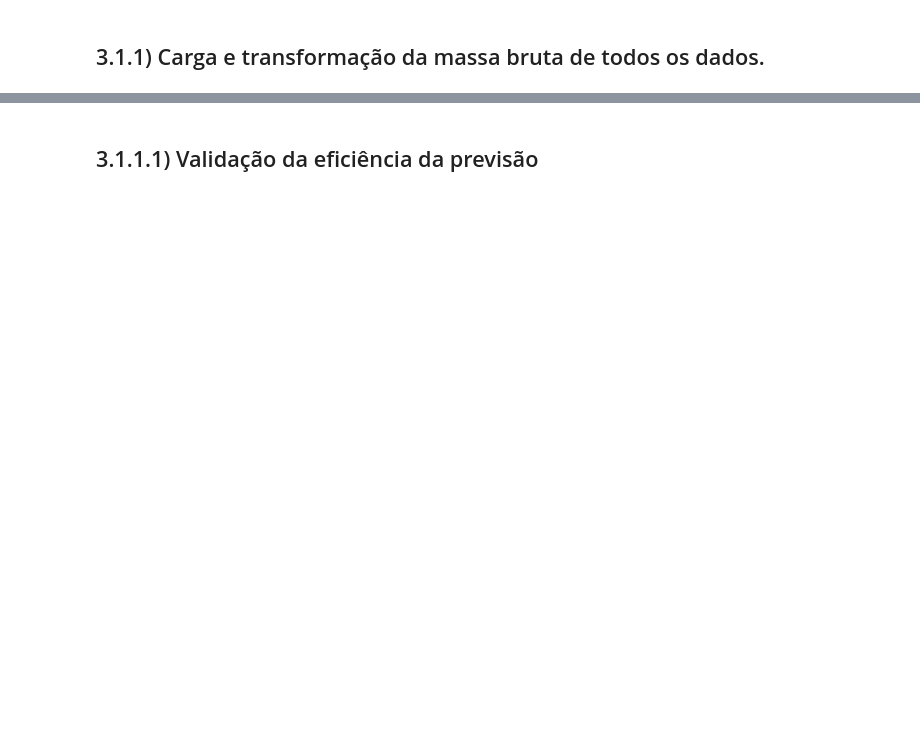
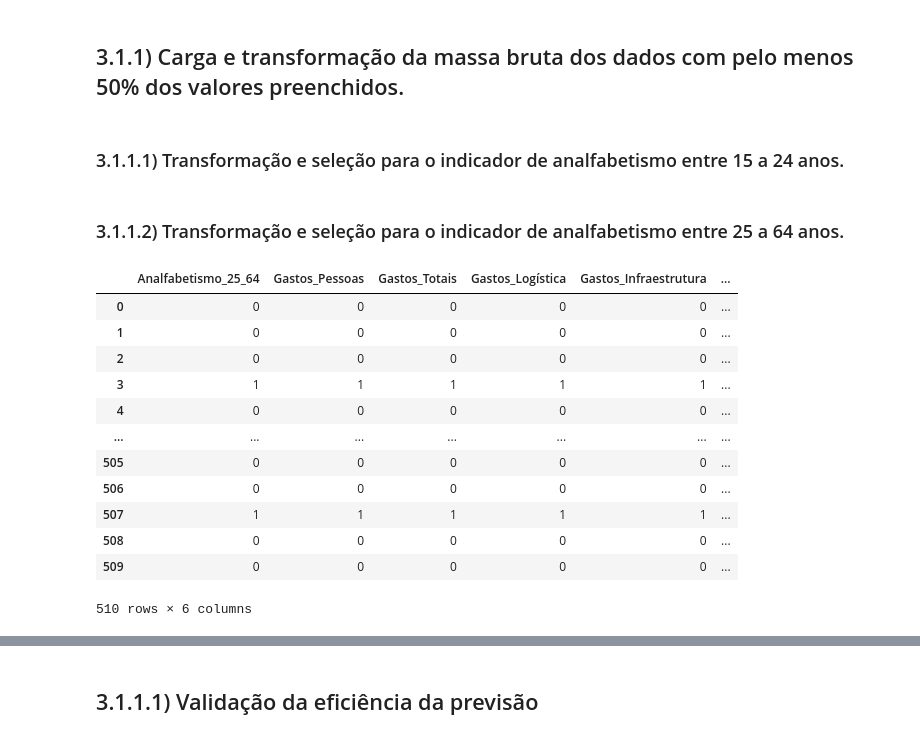
Before and after one commit to joaocvr/puc-minas-tcc, a Jupyter notebook: notebooks/3_1_classificacao_analfabetismo_por_investimento.ipynb, the cells around one changed output, grey strips where cells are left out. Saved outputs shown, nothing was run; the diff lists cells and outputs as text; code cells hidden in the pictures; blank space fills up the shorter version.

```diff
--- a/notebooks/3_1_classificacao_analfabetismo_por_investimento.ipynb
+++ b/notebooks/3_1_classificacao_analfabetismo_por_investimento.ipynb
@@ -6,5 +9,5 @@ import pandas as pd
 # %% [markdown]
-## 3.1.1) Carga e transformação da massa bruta de todos os dados.
+## 3.1.1) Carga e transformação da massa bruta dos dados com pelo menos 50% dos valores preenchidos.
 # %%
 massa_bruta_pais_por_indicadores = pd.read_csv('../data/massa_bruta_pais_por_indicadores.csv')
 
@@ -63,0 +75,56 @@ df_classificado_todos.index = range(df_classificado_todos.shape[0])
+# %% [markdown]
+### 3.1.1.1) Transformação e seleção para o indicador de analfabetismo entre 15 a 24 anos.
+# %%
+indicadores_15_a_24 = ['UIS.LP.AG15T24', 'UIS.XSPENDP.FDPUB.FNS', 'UIS.XSPENDP.FDPUB.FNCAP',
+                       'UIS.XSPENDP.FDPUB.FNNONS', 'UIS.XGDP.FSGOV.FDINSTADM.FFD', 'SE.XPD.TOTL.GD.ZS']
+
+df_analfabetismo_15_a_24 = pd.DataFrame()
+
+for indicador in indicadores_15_a_24:
+    df_indicador = df_resultado_transformacao.loc[df_resultado_transformacao['Indicador'] == indicador]
+    df_periodos_indicador = df_indicador.drop(['Pais', 'Indicador'], axis=1)
+    df_periodos_indicador = df_periodos_indicador.stack()#.reset_index()
+    df_periodos_indicador.index = range(df_periodos_indicador.shape[0])
+    df_analfabetismo_15_a_24[indicador] = df_periodos_indicador.tolist()
+
+nomes_colunas = {'UIS.LP.AG15T24': 'Analfabetismo_15_24',
+                 'UIS.ILLPOP.AG25T64': 'Analfabetismo_25_64',
+                 'UIS.LP.AG65': 'Analfabetismo_65_mais',
+                 'UIS.XSPENDP.FDPUB.FNS': 'Gastos_Pessoas',
+                 'UIS.XSPENDP.FDPUB.FNCAP': 'Gastos_Totais',
+                 'UIS.XSPENDP.FDPUB.FNNONS': 'Gastos_Logística',
+                 'UIS.XGDP.FSGOV.FDINSTADM.FFD': 'Gastos_Infraestrutura',
+                 'SE.XPD.TOTL.GD.ZS': 'Gastos_Governo'}
+
+df_analfabetismo_15_a_24 = df_analfabetismo_15_a_24.rename(columns = nomes_colunas)
+# %% [markdown]
+### 3.1.1.2) Transformação e seleção para o indicador de analfabetismo entre 25 a 64 anos.
+# %%
+indicadores_25_a_64 = ['UIS.ILLPOP.AG25T64', 'UIS.XSPENDP.FDPUB.FNS', 'UIS.XSPENDP.FDPUB.FNCAP',
+                       'UIS.XSPENDP.FDPUB.FNNONS', 'UIS.XGDP.FSGOV.FDINSTADM.FFD', 'SE.XPD.TOTL.GD.ZS']
+
+df_analfabetismo_25_a_64 = pd.DataFrame()
+
+for indicador in indicadores_25_a_64:
+    df_indicador = df_resultado_transformacao.loc[df_resultado_transformacao['Indicador'] == indicador]
+    df_periodos_indicador = df_indicador.drop(['Pais', 'Indicador'], axis=1)
+    df_periodos_indicador = df_periodos_indicador.stack()#.reset_index()
+    df_periodos_indicador.index = range(df_periodos_indicador.shape[0])
+    df_analfabetismo_25_a_64[indicador] = df_periodos_indicador.tolist()
+
+df_analfabetismo_25_a_64 = df_analfabetismo_25_a_64.rename(columns = nomes_colunas)
+df_analfabetismo_25_a_64
+# %% [output]
+|  | Analfabetismo_25_64 | Gastos_Pessoas | Gastos_Totais | Gastos_Logística | Gastos_Infraestrutura | ... |
+| 0 | 0 | 0 | 0 | 0 | 0 | ... |
+| 1 | 0 | 0 | 0 | 0 | 0 | ... |
+| 2 | 0 | 0 | 0 | 0 | 0 | ... |
+| 3 | 1 | 1 | 1 | 1 | 1 | ... |
+| 4 | 0 | 0 | 0 | 0 | 0 | ... |
+| ... | ... | ... | ... | ... | ... | ... |
+| 505 | 0 | 0 | 0 | 0 | 0 | ... |
+| 506 | 0 | 0 | 0 | 0 | 0 | ... |
+| 507 | 1 | 1 | 1 | 1 | 1 | ... |
+| 508 | 0 | 0 | 0 | 0 | 0 | ... |
+| 509 | 0 | 0 | 0 | 0 | 0 | ... |
+510 rows × 6 columns
```
Also changed, not shown: parts of 9 cells of this notebook.
